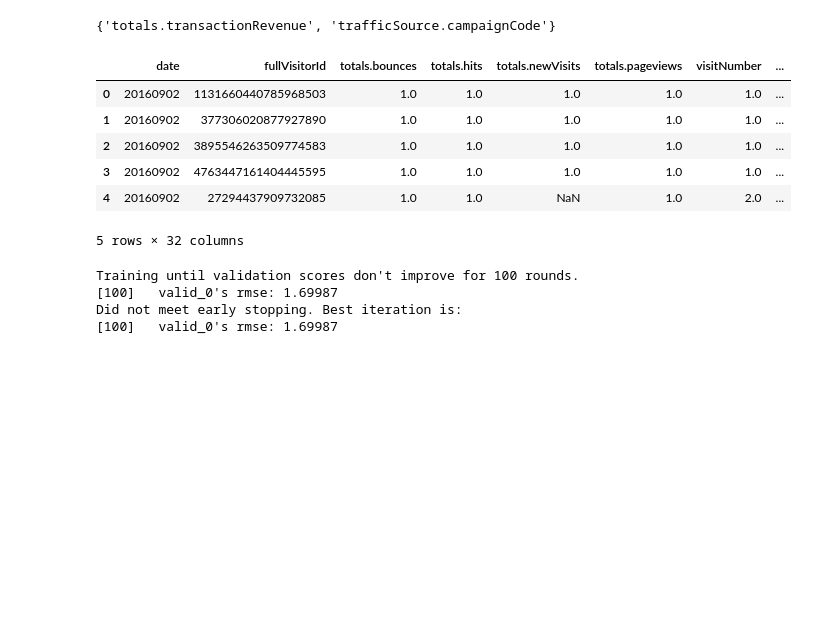
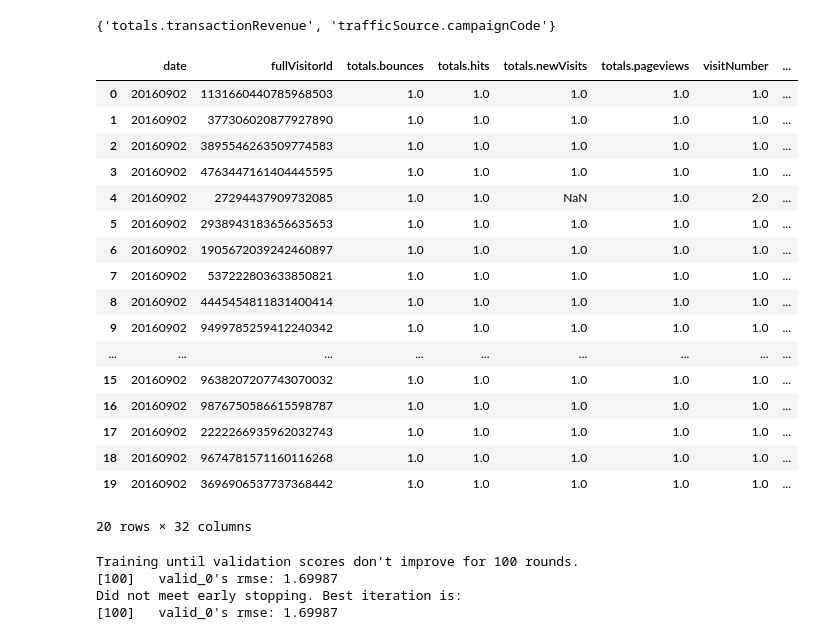
Before and after one commit to futai-lin/customer-revenue-prediction, a Jupyter notebook: baseline.ipynb, the cells around one changed output. Cells and saved outputs as stored; diff of their text form; code cells hidden in the pictures; blank space fills up the shorter version.

```diff
--- a/baseline.ipynb
+++ b/baseline.ipynb
@@ -224,15 +224,26 @@ test_df_copy = test_df_copy.fillna(0)
 train_df_copy[num_columns] = train_df[num_columns].astype(float)
 test_df_copy[num_columns] = test_df[num_columns].astype(float)
 # %%
-train_df_copy.head()
+train_df_copy.head(20)
 # %% [output]
 |  | date | fullVisitorId | totals.bounces | totals.hits | totals.newVisits | totals.pageviews | visitNumber | ... |
 | 0 | 20160902 | 1131660440785968503 | 1.0 | 1.0 | 1.0 | 1.0 | 1.0 | ... |
 | 1 | 20160902 | 377306020877927890 | 1.0 | 1.0 | 1.0 | 1.0 | 1.0 | ... |
 | 2 | 20160902 | 3895546263509774583 | 1.0 | 1.0 | 1.0 | 1.0 | 1.0 | ... |
 | 3 | 20160902 | 4763447161404445595 | 1.0 | 1.0 | 1.0 | 1.0 | 1.0 | ... |
 | 4 | 20160902 | 27294437909732085 | 1.0 | 1.0 | NaN | 1.0 | 2.0 | ... |
+| 5 | 20160902 | 2938943183656635653 | 1.0 | 1.0 | 1.0 | 1.0 | 1.0 | ... |
+| 6 | 20160902 | 1905672039242460897 | 1.0 | 1.0 | 1.0 | 1.0 | 1.0 | ... |
+| 7 | 20160902 | 537222803633850821 | 1.0 | 1.0 | 1.0 | 1.0 | 1.0 | ... |
+| 8 | 20160902 | 4445454811831400414 | 1.0 | 1.0 | 1.0 | 1.0 | 1.0 | ... |
+| 9 | 20160902 | 9499785259412240342 | 1.0 | 1.0 | 1.0 | 1.0 | 1.0 | ... |
+| ... | ... | ... | ... | ... | ... | ... | ... | ... |
+| 15 | 20160902 | 9638207207743070032 | 1.0 | 1.0 | 1.0 | 1.0 | 1.0 | ... |
+| 16 | 20160902 | 9876750586615598787 | 1.0 | 1.0 | 1.0 | 1.0 | 1.0 | ... |
+| 17 | 20160902 | 2222266935962032743 | 1.0 | 1.0 | 1.0 | 1.0 | 1.0 | ... |
+| 18 | 20160902 | 9674781571160116268 | 1.0 | 1.0 | 1.0 | 1.0 | 1.0 | ... |
+| 19 | 20160902 | 3696906537737368442 | 1.0 | 1.0 | 1.0 | 1.0 | 1.0 | ... |
-5 rows × 32 columns
+20 rows × 32 columns
 # %%
 # separate visitor id
 train = train_df_copy[train_df_copy['date'] <= 20170531]
```
Also changed, not shown: parts of 18 cells of this notebook, 1 other file.
